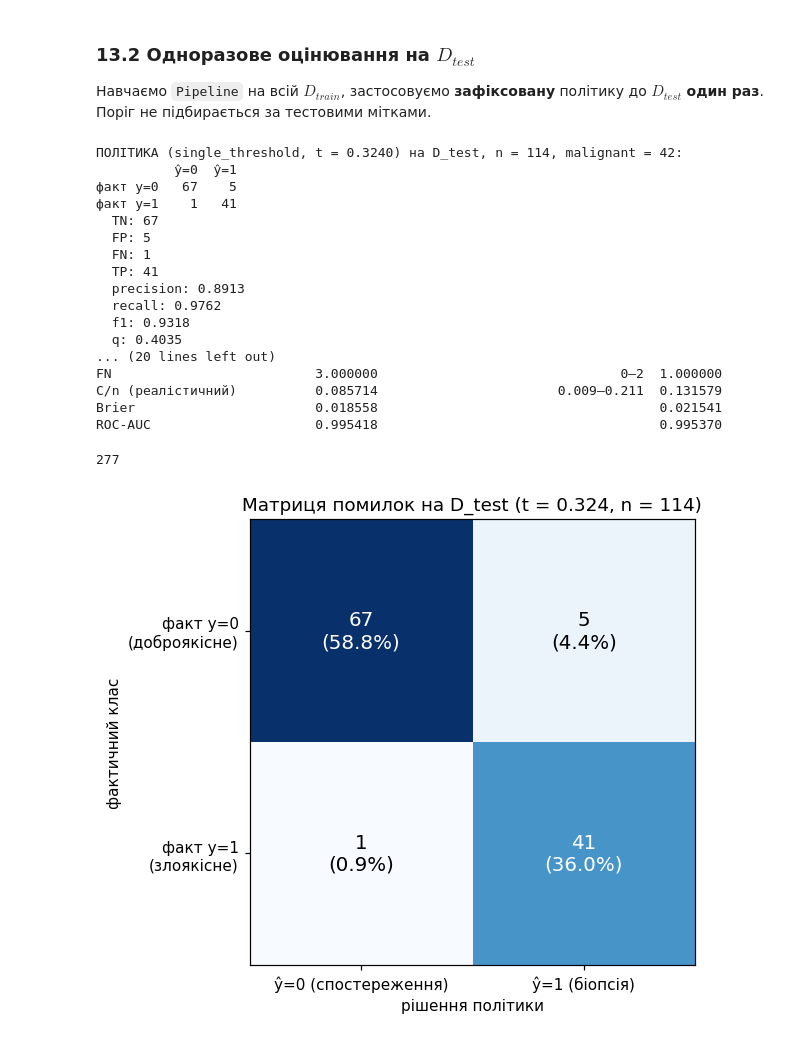
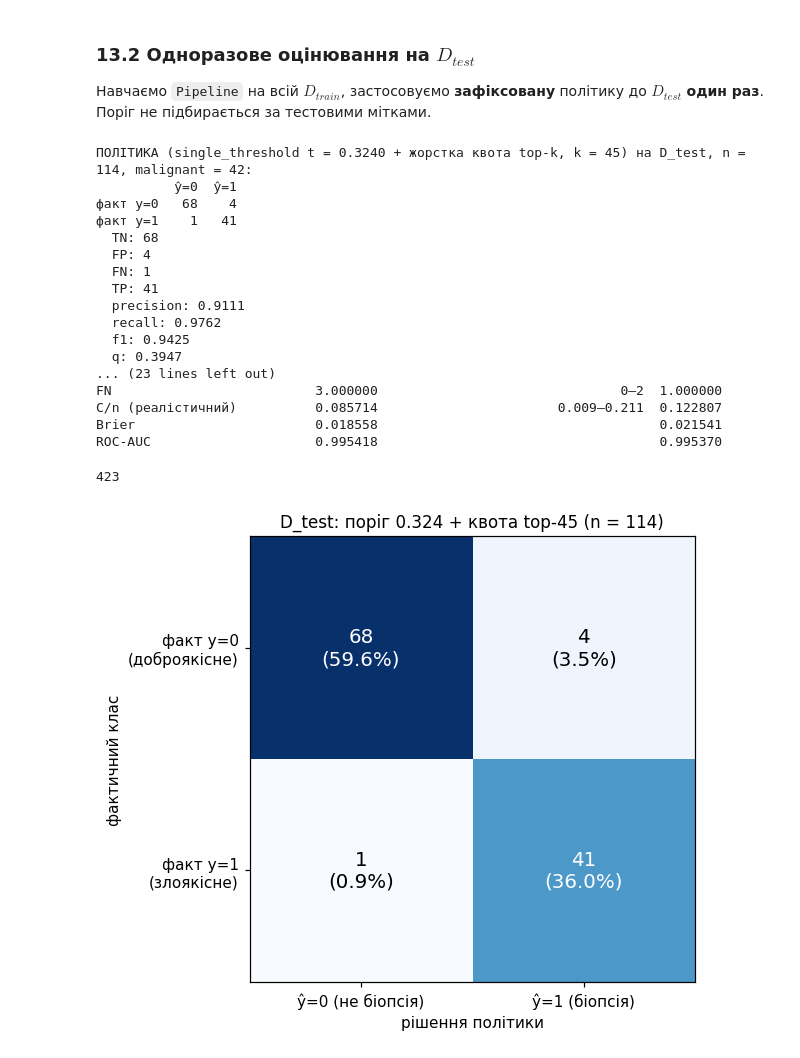
Before and after one commit to solomiiakovalchuk/machineLearning, a Jupyter notebook: practical04/notebook/practical04.ipynb, the cells around one changed output. Saved outputs shown, nothing was run; the diff lists cells and outputs as text; code cells hidden in the pictures.

```diff
--- a/practical04/notebook/practical04.ipynb
+++ b/practical04/notebook/practical04.ipynb
@@ -1574,8 +1574,16 @@ assert list(final_model.classes_) == [0, 1]
 s_test = final_model.predict_proba(X_test)[:, 1]          # бал: ймовірність злоякісного
 yt = y_test.to_numpy()
 
-acts_t = POLICY.decide_batch(s_test)                       # політика із файлу конфігурації
-yhat_t = (np.array(acts_t) == dp.ACTION_BIOPSY).astype(int)
+# ОСНОВНЕ оцінювання = політика, задекларована в записі рішення: поріг + жорстка квота top-k (k = floor(0.40 * n))
+k_test = dp.capacity_k(len(yt), QUOTA)
+acts_thr = POLICY.decide_batch(s_test)                     # лише діагностика: поріг без квоти
+acts_t = POLICY.decide_batch_with_quota(s_test, QUOTA)     # політика із файлу конфігурації + квота
+yhat_thr = (np.array(acts_thr) == dp.ACTION_BIOPSY).astype(int)
+yhat_t = (np.array(acts_t) == dp.ACTION_BIOPSY).astype(int)   # ŷ=1 <=> біопсія; demoted -> manual_review рахується як ŷ=0
+n_biopsy_thr, n_biopsy_cap = int(yhat_thr.sum()), int(yhat_t.sum())
+assert n_biopsy_cap <= k_test, "квота порушена"
+demoted = [i for i, (a, b) in enumerate(zip(acts_thr, acts_t)) if a != b]
+assert all(acts_t[i] == dp.ACTION_REVIEW for i in demoted)   # demoted не відправлені додому, а йдуть на manual_review
 tn_, fp_, fn_, tp_ = confusion_matrix(yt, yhat_t, labels=[0, 1]).ravel()
 
 
@@ -1589,26 +1597,28 @@ test_res = {
     "f1": f1_score(yt, yhat_t, zero_division=0), "q": yhat_t.mean(),
     "brier": brier_score_loss(yt, s_test), "roc_auc": roc_auc_score(yt, s_test),
     "cost_realistic": costs_of(fp_, fn_, len(yt))["realistic"],
+    "n_biopsy_threshold_only": n_biopsy_thr, "n_biopsy_capped": n_biopsy_cap, "k": int(k_test),
 }
-print(f"ПОЛІТИКА (single_threshold, t = {POLICY.threshold_high:.4f}) на D_test, n = {len(yt)}, malignant = {int(yt.sum())}:")
+print(f"ПОЛІТИКА (single_threshold t = {POLICY.threshold_high:.4f} + жорстка квота top-k, k = {k_test}) на D_test, "
+      f"n = {len(yt)}, malignant = {int(yt.sum())}:")
 print(pd.DataFrame([[tn_, fp_], [fn_, tp_]], index=["факт y=0", "факт y=1"], columns=["ŷ=0", "ŷ=1"]).to_string())
 for k, v in test_res.items():
     print(f"  {k}: {v:.4f}" if isinstance(v, float) else f"  {k}: {v}")
 print("  вартість C/n за сценаріями (інформативно):", {k: round(v, 4) for k, v in costs_of(fp_, fn_, len(yt)).items()})
 
-# Жорстка квота: top-k cap
-k_test = dp.capacity_k(len(yt), QUOTA)
-acts_cap = POLICY.decide_batch_with_quota(s_test, QUOTA)
-n_biopsy_thr, n_biopsy_cap = int(yhat_t.sum()), acts_cap.count(dp.ACTION_BIOPSY)
-demoted = [i for i, (a, b) in enumerate(zip(acts_t, acts_cap)) if a != b]
-print(f"\nКвота: k = floor({QUOTA}*{len(yt)}) = {k_test}; за порогом біопсій {n_biopsy_thr} -> після top-k {n_biopsy_cap}; "
-      f"переведено на manual_review: {len(demoted)} (бал(и) {[round(float(s_test[i]), 4) for i in demoted]}, фактичний клас {[int(yt[i]) for i in demoted]})")
-yhat_cap = (np.array(acts_cap) == dp.ACTION_BIOPSY).astype(int)
-tn2, fp2, fn2, tp2 = confusion_matrix(yt, yhat_cap, labels=[0, 1]).ravel()
-print(f"З урахуванням квоти (demoted рахуємо як ŷ=0): FP={fp2}, FN={fn2}, TP={tp2}, q={yhat_cap.mean():.4f}, C/n={costs_of(fp2, fn2, len(yt))['realistic']:.4f}")
+# Квота: k = floor(0.40 * n); надлишок переведено на manual_review (не додому!)
+test_res["demoted_scores"] = [round(float(s_test[i]), 6) for i in demoted]
+test_res["demoted_true_class"] = [int(yt[i]) for i in demoted]
+print(f"\nКвота: k = floor({QUOTA}*{len(yt)}) = {k_test}; біопсій: {n_biopsy_cap} <= k (assert пройдено). "
+      f"Переведено на manual_review: {len(demoted)} (бал(и) {test_res['demoted_scores']}, фактичний клас {test_res['demoted_true_class']})")
+
+# ДІАГНОСТИКА (не основний результат): той самий поріг без квоти
+tn0, fp0, fn0, tp0 = confusion_matrix(yt, yhat_thr, labels=[0, 1]).ravel()
+print(f"ДІАГНОСТИКА: поріг без квоти дав би {n_biopsy_thr} біопсій, q = {yhat_thr.mean():.4f} — тобто квота спрацювала на {n_biopsy_thr - n_biopsy_cap} пацієнта; "
+      f"TN/FP/FN/TP = {tn0}/{fp0}/{fn0}/{tp0}, C/n = {costs_of(fp0, fn0, len(yt))['realistic']:.4f}")
 
 # Три-зонна кандидатна політика (зафіксована до test)
-acts3_t = np.array(POLICY3.decide_batch(s_test))
+acts3_t = np.array(POLICY3.decide_batch_with_quota(s_test, QUOTA))      # та сама жорстка квота на біопсії
 rows = []
 for a, ua in zones:
     m = acts3_t == a
@@ -1630,43 +1640,49 @@ cmp_test = pd.DataFrame({
 }, index=["q", "Precision", "Recall", "FP", "FN", "C/n (реалістичний)", "Brier", "ROC-AUC"])
 print("\nПорівняння з OOF:")
 print(cmp_test.to_string())
-(RES / "test_results.json").write_text(json.dumps({k: (float(v) if not isinstance(v, int) else v) for k, v in test_res.items()},
-                                                  ensure_ascii=False, indent=2), encoding="utf-8")
+def _jsonable(v):
+    if isinstance(v, list):
+        return v
+    return v if isinstance(v, int) else float(v)
+
+
+(RES / "test_results.json").write_text(json.dumps({k: _jsonable(v) for k, v in test_res.items()}, ensure_ascii=False, indent=2),
+                                       encoding="utf-8")
 # %% [output]
-ПОЛІТИКА (single_threshold, t = 0.3240) на D_test, n = 114, malignant = 42:
+ПОЛІТИКА (single_threshold t = 0.3240 + жорстка квота top-k, k = 45) на D_test, n = 114, malignant = 42:
           ŷ=0  ŷ=1
-факт y=0   67    5
+факт y=0   68    4
 факт y=1    1   41
-  TN: 67
-  FP: 5
+  TN: 68
+  FP: 4
   FN: 1
   TP: 41
-  precision: 0.8913
+  precision: 0.9111
   recall: 0.9762
-  f1: 0.9318
-  q: 0.4035
-... (20 lines left out)
+  f1: 0.9425
+  q: 0.3947
+... (23 lines left out)
 FN                          3.000000                               0–2  1.000000
-C/n (реалістичний)          0.085714                       0.009–0.211  0.131579
+C/n (реалістичний)          0.085714                       0.009–0.211  0.122807
 Brier                       0.018558                                    0.021541
 ROC-AUC                     0.995418                                    0.995370
-277
+423
 # %%
 fig, ax = plt.subplots(figsize=(5.8, 5))
 cmt = np.array([[tn_, fp_], [fn_, tp_]])
 ax.imshow(cmt, cmap="Blues")
 for i in range(2):
     for j in range(2):
         ax.text(j, i, f"{cmt[i, j]}\n({cmt[i, j] / len(yt):.1%})", ha="center", va="center",
                 color="white" if cmt[i, j] > cmt.max() / 2 else "black", fontsize=13)
-ax.set_xticks([0, 1], ["ŷ=0 (спостереження)", "ŷ=1 (біопсія)"])
+ax.set_xticks([0, 1], ["ŷ=0 (не біопсія)", "ŷ=1 (біопсія)"])
 ax.set_yticks([0, 1], ["факт y=0\n(доброякісне)", "факт y=1\n(злоякісне)"])
 ax.set_xlabel("рішення політики")
 ax.set_ylabel("фактичний клас")
-ax.set_title(f"Матриця помилок на D_test (t = {POLICY.threshold_high:.3f}, n = {len(yt)})")
+ax.set_title(f"D_test: поріг {POLICY.threshold_high:.3f} + квота top-{k_test} (n = {len(yt)})", fontsize=11)
 ax.grid(False)
 fig.tight_layout()
 fig.savefig(FIG / "10_test_confusion_matrix.png")
 plt.show()
 # %% [output]
-[figure, old version]
+[figure, new version]
```
Also changed, not shown: parts of 3 cells of this notebook, 2 other files.
